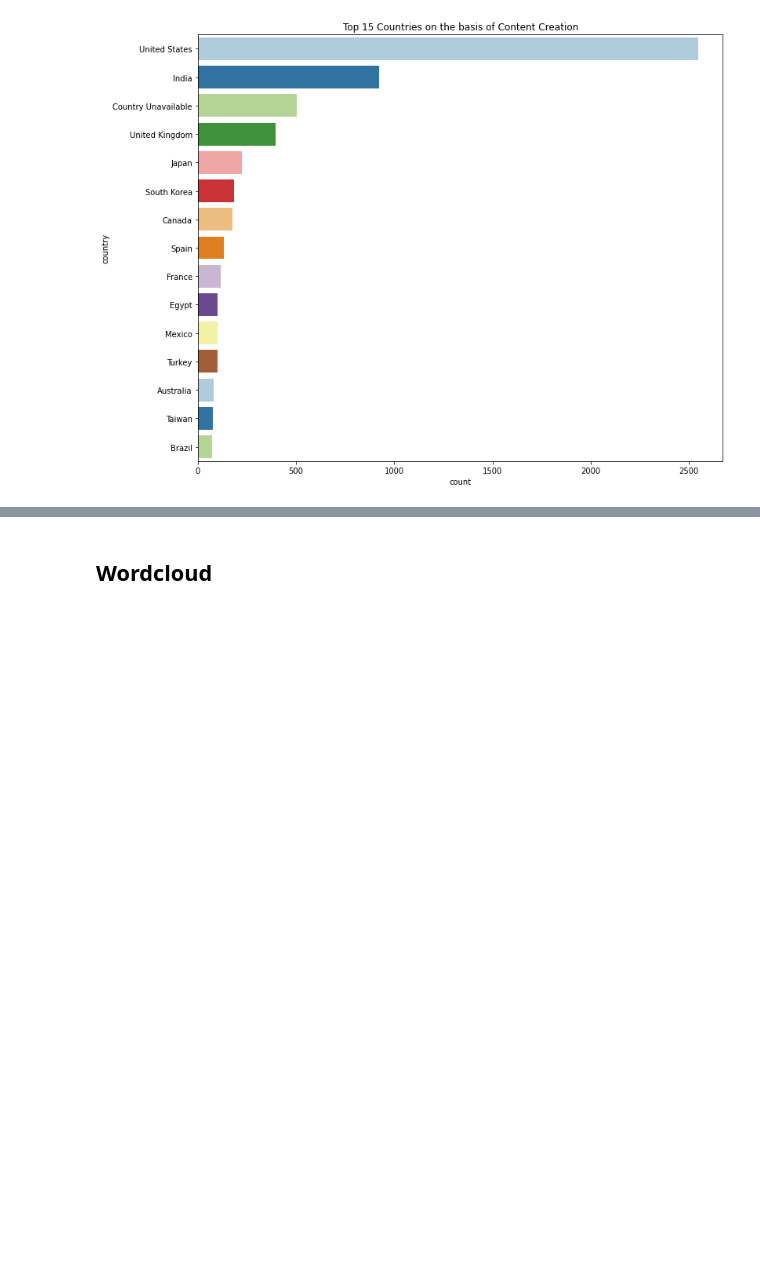
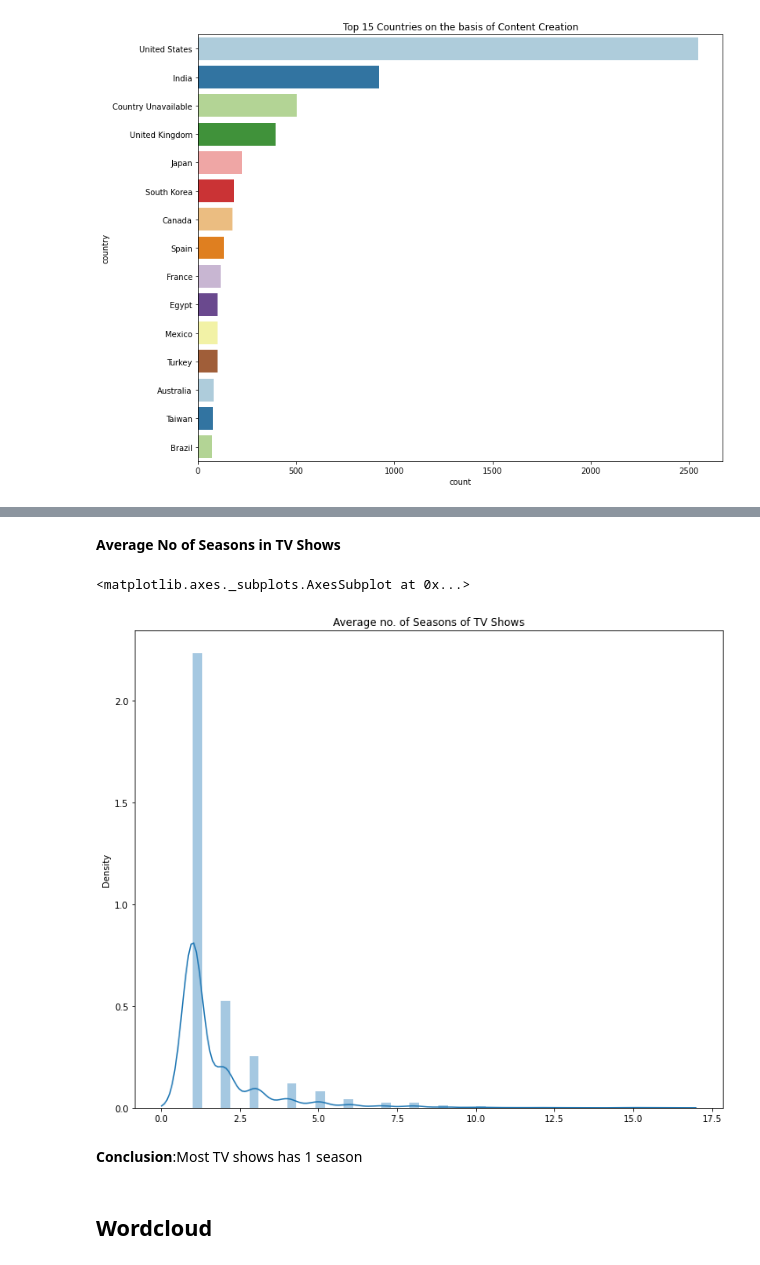
Before and after one commit to aditi10998/Netflix_movies_and_TV_shows, a Jupyter notebook: NETFLIX_MOVIES_AND_TV_SHOWS_CLUSTERING.ipynb, the cells around one changed output, grey strips where cells are left out. Cells and saved outputs as stored; diff of their text form; code cells hidden in the pictures; blank space fills up the shorter version.

```diff
--- a/NETFLIX_MOVIES_AND_TV_SHOWS_CLUSTERING.ipynb
+++ b/NETFLIX_MOVIES_AND_TV_SHOWS_CLUSTERING.ipynb
@@ -318,3 +366,21 @@ from wordcloud import WordCloud
+# %%
+series = Netflix_df[Netflix_df['type']=='TV Show']
+# %% [markdown]
+**Average No of Seasons in TV Shows**
+# %%
+durationSeries = []
+tvshow = series[series['duration'].notna()]
+for i in tvshow['duration']:
+    durationSeries.append(int(i.strip('Season')))
+
+plt.figure(figsize=(12,10))
+plt.title('Average no. of Seasons of TV Shows')
+sns.distplot(durationSeries)
+# %% [output]
+<matplotlib.axes._subplots.AxesSubplot at 0x...>
+[figure, added]
+# %% [markdown]
+**Conclusion**:Most TV shows has 1 season
 # %% [markdown]
 ## **Wordcloud**
 # %%
```
Also changed, not shown: parts of 15 cells of this notebook.
